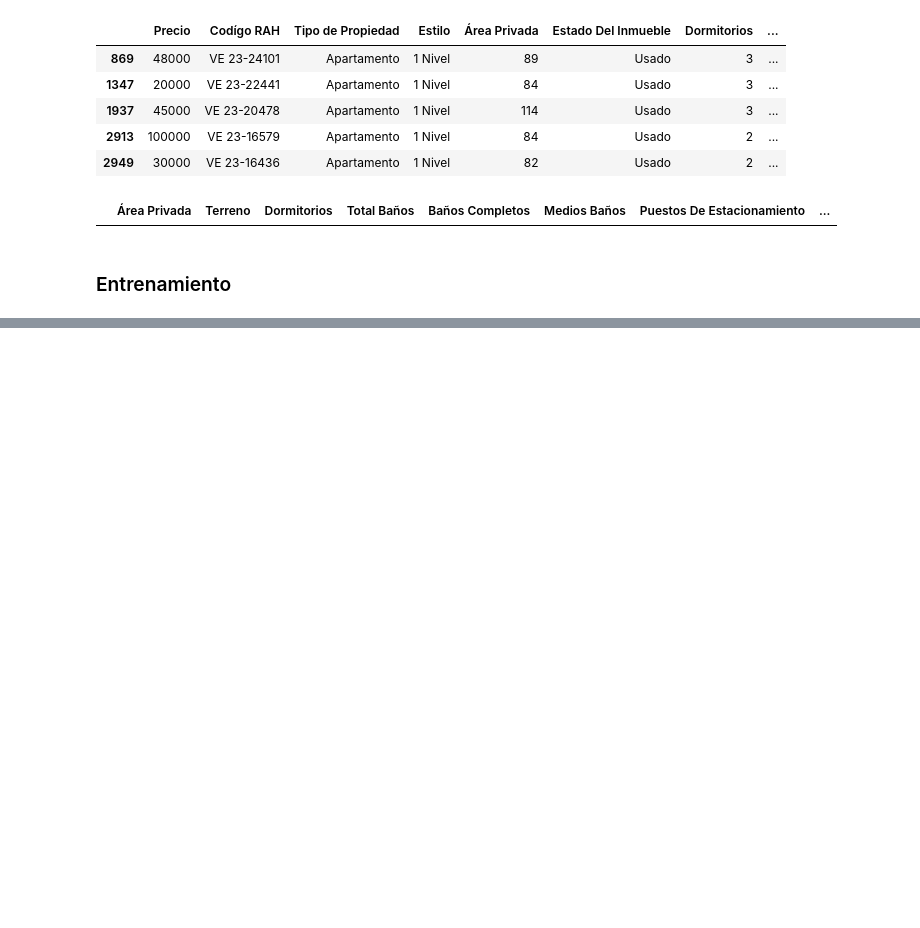
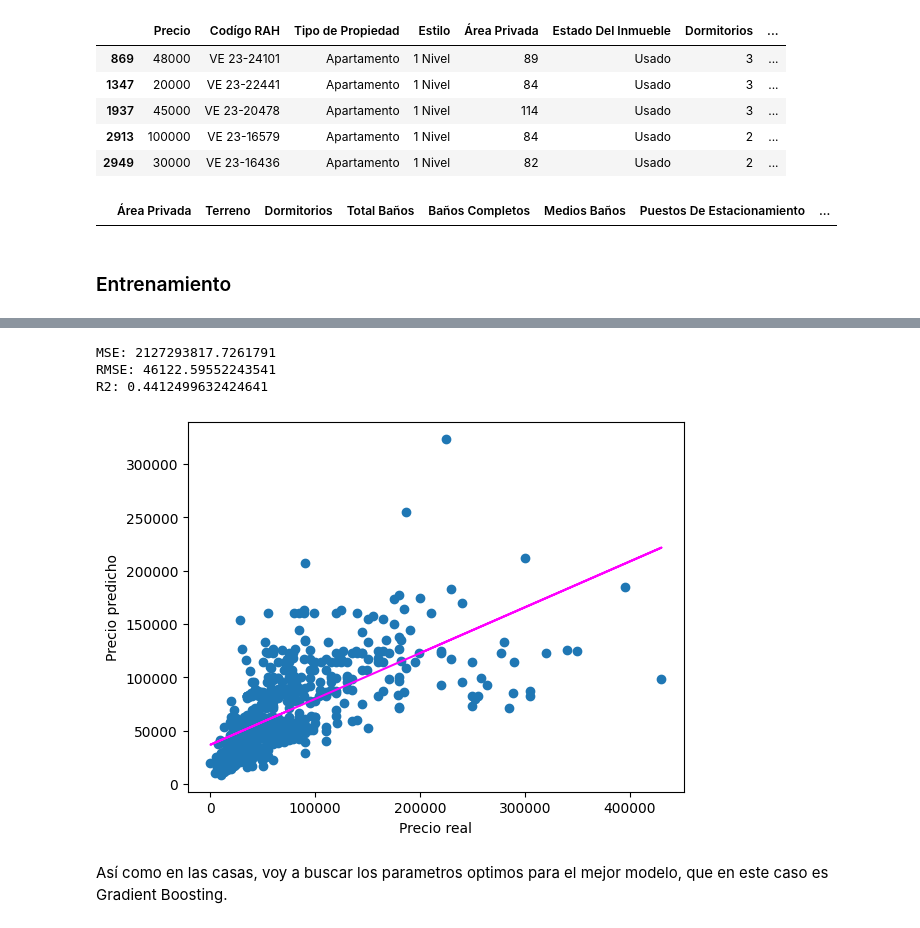
Before and after one commit to jmartinelena/propiedades-venezuela, a Jupyter notebook: machine_learning.ipynb, the cells around one changed output, grey strips where cells are left out. Saved outputs shown, nothing was run; the diff lists cells and outputs as text; code cells hidden in the pictures; blank space fills up the shorter version.

```diff
--- a/machine_learning.ipynb
+++ b/machine_learning.ipynb
@@ -608,0 +706,9 @@ preprocessor = ColumnTransformer(transformers=
+# %%
+fit_model(GradientBoostingRegressor(), x_apartments_train_, y_apartments_train, x_apartments_test_, y_apartments_test)
+# %% [output]
+MSE: 2127293817.7261791
+RMSE: 46122.59552243541
+R2: 0.4412499632424641
+[figure, added]
+# %% [markdown]
+Así como en las casas, voy a buscar los parametros optimos para el mejor modelo, que en este caso es Gradient Boosting.
```
Also changed, not shown: parts of 15 cells of this notebook, 1 other file.
